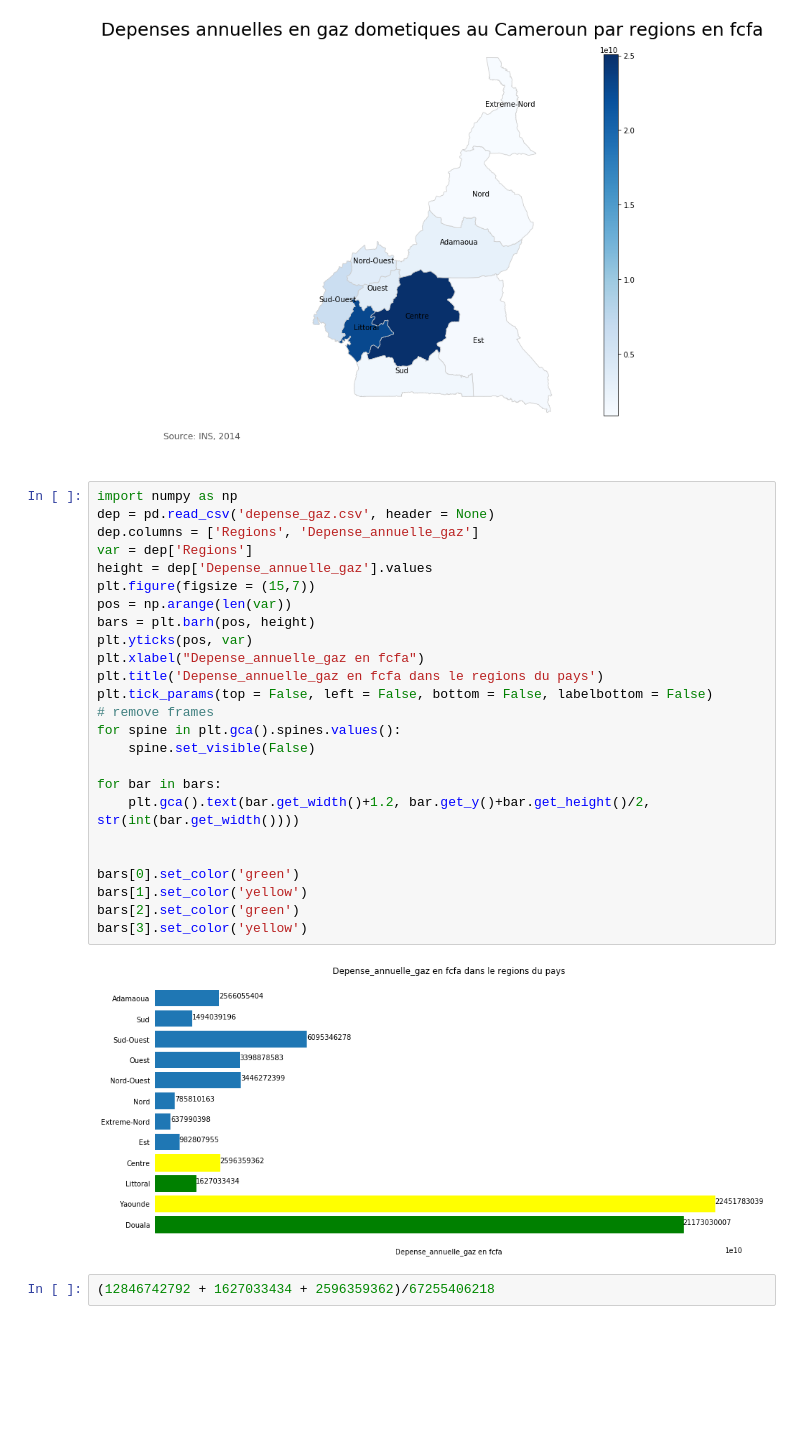
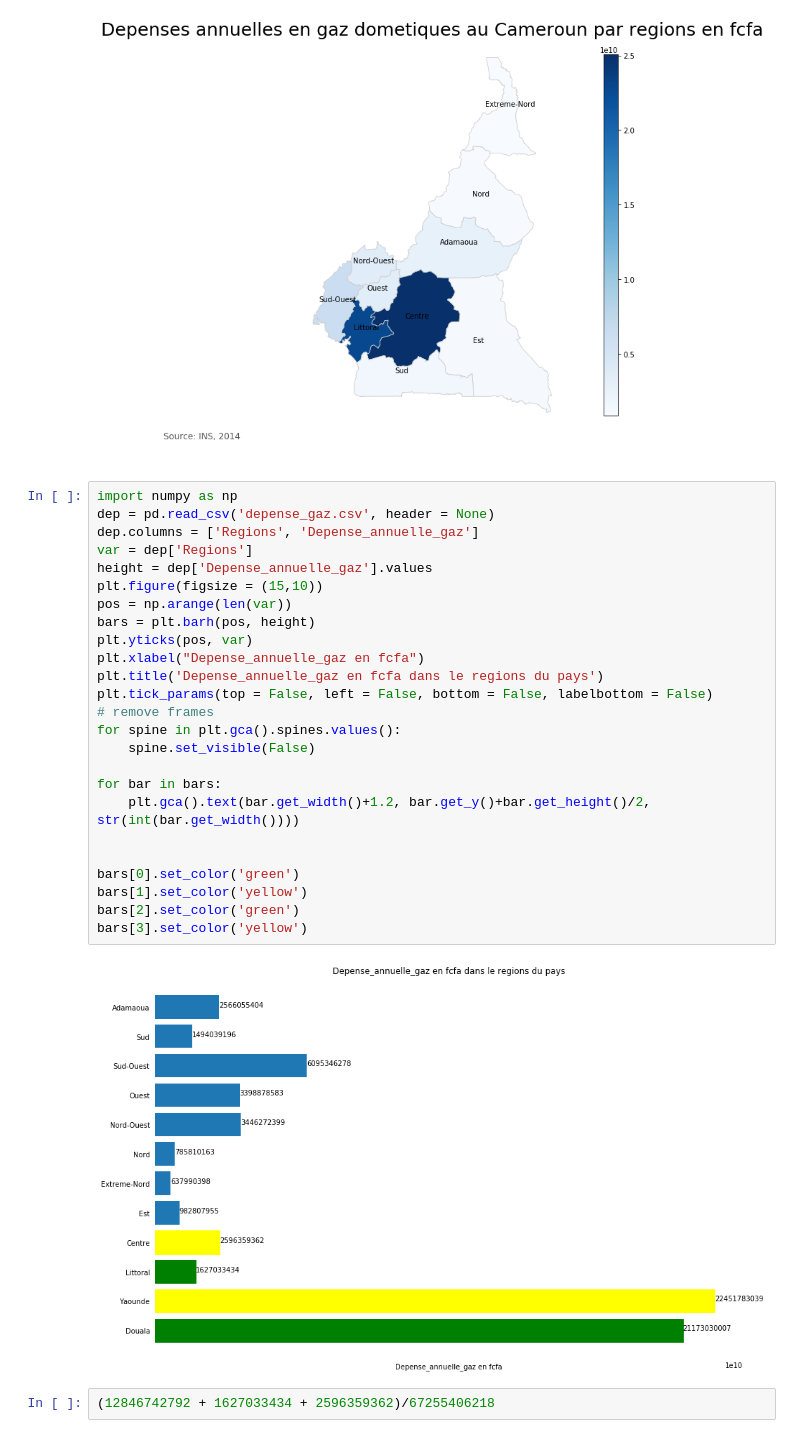
Before and after one commit to SAAHMATHWORKS/Consommatio_gaz_au-Cameroun, a Jupyter notebook: CamGaz.ipynb, the cells around one changed output. Cells and saved outputs as stored; diff of their text form; blank space fills up the shorter version.

```diff
--- a/CamGaz.ipynb
+++ b/CamGaz.ipynb
@@ -149,30 +171,30 @@ fig.colorbar(sm, orientation="vertical", fraction=0.036, pad=0.1, aspect = 25)
 # %%
 import numpy as np
 dep = pd.read_csv('depense_gaz.csv', header = None)
 dep.columns = ['Regions', 'Depense_annuelle_gaz']
 var = dep['Regions']
 height = dep['Depense_annuelle_gaz'].values
-plt.figure(figsize = (15,7))
+plt.figure(figsize = (15,10))
 pos = np.arange(len(var))
 bars = plt.barh(pos, height)
 plt.yticks(pos, var)
 plt.xlabel("Depense_annuelle_gaz en fcfa")
 plt.title('Depense_annuelle_gaz en fcfa dans le regions du pays')
 plt.tick_params(top = False, left = False, bottom = False, labelbottom = False)
 # remove frames
 for spine in plt.gca().spines.values():
     spine.set_visible(False)
 
 for bar in bars:
     plt.gca().text(bar.get_width()+1.2, bar.get_y()+bar.get_height()/2, str(int(bar.get_width())))
 
 
 bars[0].set_color('green')
 bars[1].set_color('yellow')
 bars[2].set_color('green')
 bars[3].set_color('yellow')
 # %% [output]
-[figure, old version]
+[figure, new version]
 # %%
 (12846742792 + 1627033434 + 2596359362)/67255406218
 # %% [output]
```
Also changed, not shown: parts of 17 cells of this notebook.
